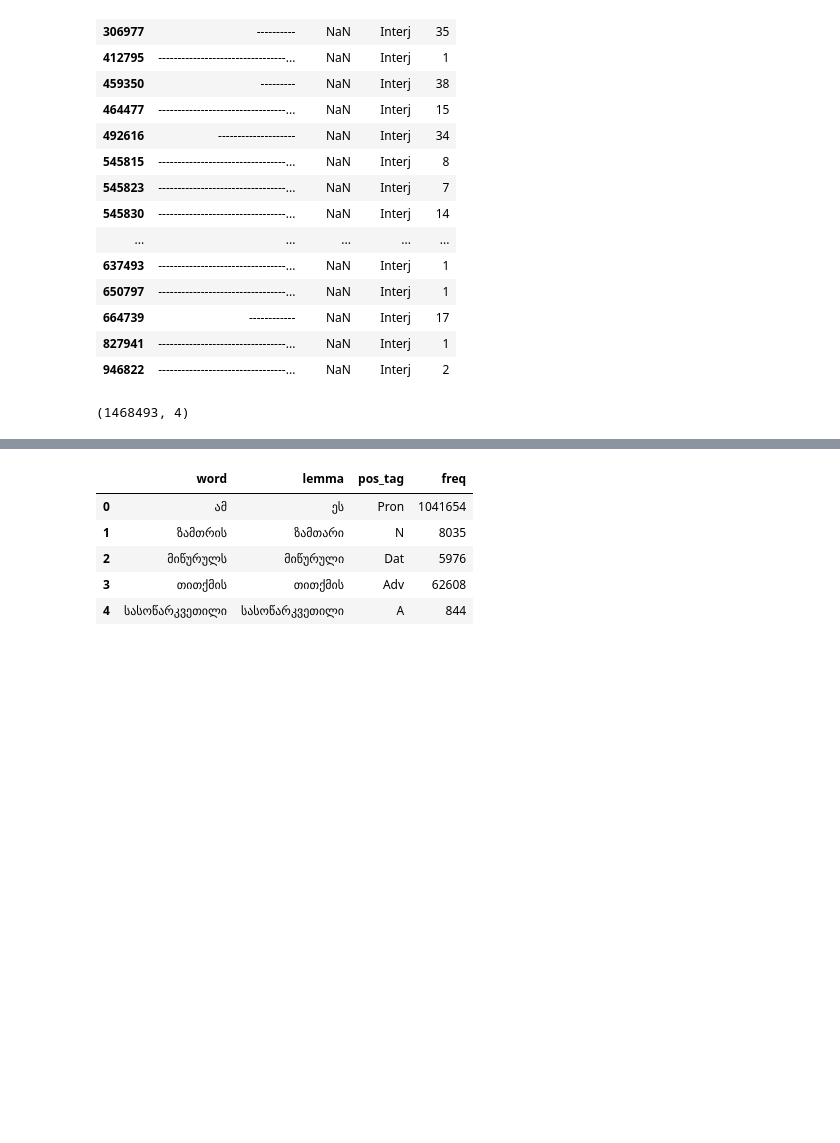
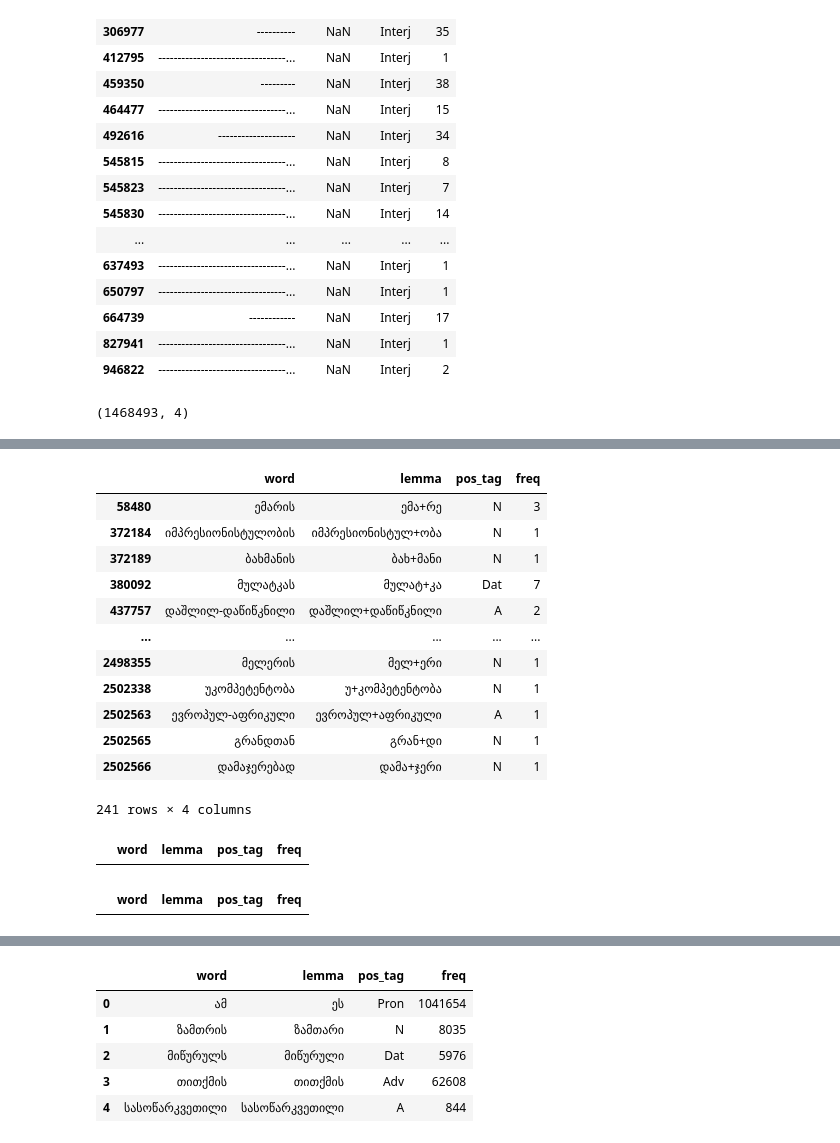
Before and after one commit to Nargizi/GNC_Exlporation, a Jupyter notebook: Analysis.ipynb, the cells around one changed output, grey strips where cells are left out. Saved outputs shown, nothing was run; the diff lists cells and outputs as text; code cells hidden in the pictures; blank space fills up the shorter version.

```diff
--- a/Analysis.ipynb
+++ b/Analysis.ipynb
@@ -853,0 +896,16 @@ df2.loc[:,'lemma'] = df2.loc[:,'lemma'].apply(remove_dot)
+# %%
+df2[df2.lemma.str.contains(r'[+]')]
+# %% [output]
+|  | word | lemma | pos_tag | freq |
+| 58480 | ემარის | ემა+რე | N | 3 |
+| 372184 | იმპრესიონისტულობის | იმპრესიონისტულ+ობა | N | 1 |
+| 372189 | ბახმანის | ბახ+მანი | N | 1 |
+| 380092 | მულატკას | მულატ+კა | Dat | 7 |
+| 437757 | დაშლილ-დაწიწკნილი | დაშლილ+დაწიწკნილი | A | 2 |
+| ... | ... | ... | ... | ... |
+| 2498355 | მელერის | მელ+ერი | N | 1 |
+| 2502338 | უკომპეტენტობა | უ+კომპეტენტობა | N | 1 |
+| 2502563 | ევროპულ-აფრიკული | ევროპულ+აფრიკული | A | 1 |
+| 2502565 | გრანდთან | გრან+დი | N | 1 |
+| 2502566 | დამაჯერებად | დამა+ჯერი | N | 1 |
+241 rows × 4 columns
@@ -853,0 +921,8 @@ df2.loc[:,'lemma'] = df2.loc[:,'lemma'].apply(remove_dot)
+# %%
+df2[df2.lemma.str.contains(r'[=]')]
+# %% [output]
+|  | word | lemma | pos_tag | freq |
+# %%
+df2[df2.lemma.str.contains(r'[=]') & ~df2.word.str.contains(r'[-]')]
+# %% [output]
+|  | word | lemma | pos_tag | freq |
```
Also changed, not shown: parts of 57 cells of this notebook, 1 other file.
